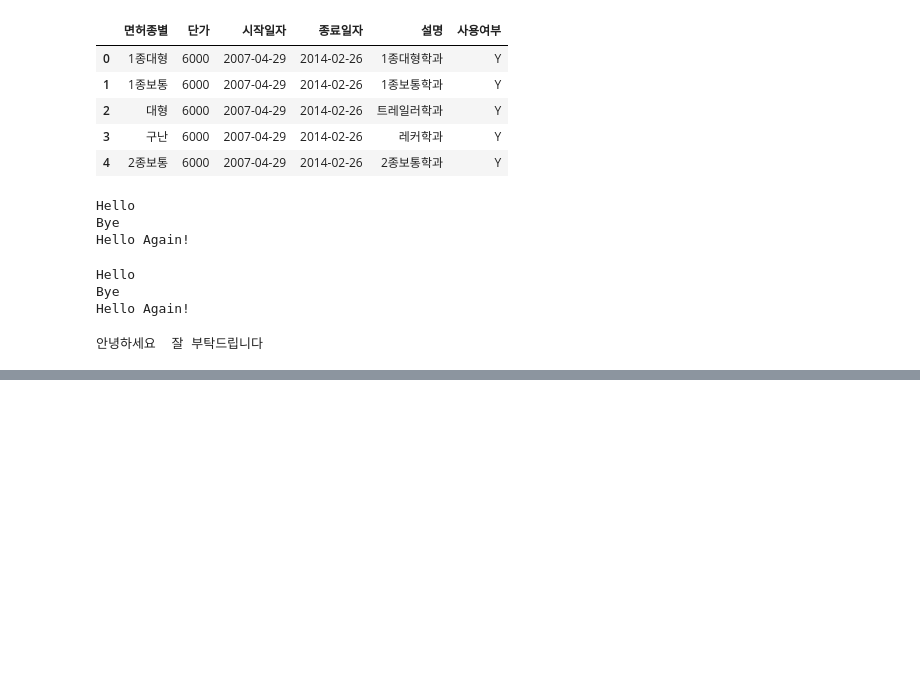
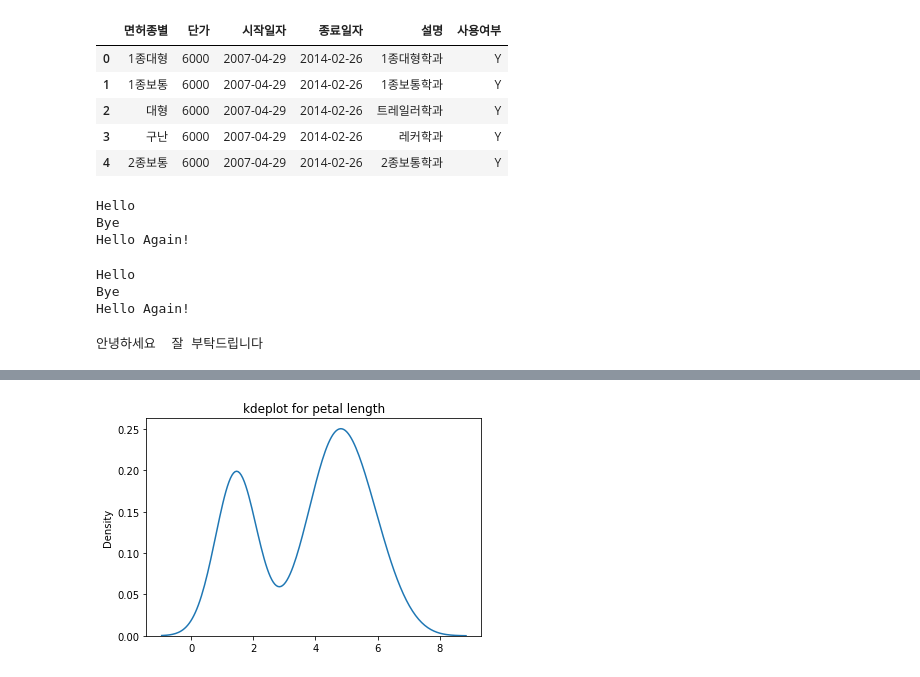
Before and after one commit to 1801310khm/knu_bdna_2022, a Jupyter notebook: 빅데이터_시험자료.ipynb, the cells around one changed output, grey strips where cells are left out. Drawn from its saved outputs; the diff is of its cells as text; code cells hidden in the pictures; blank space fills up the shorter version.

```diff
--- a/빅데이터_시험자료.ipynb
+++ b/빅데이터_시험자료.ipynb
@@ -1346,0 +2014,7 @@ print(c)
+# %%
+vals=iris['petal_length'].values
+sns.kdeplot(vals)
+plt.title("kdeplot for petal length")
+plt.show()
+# %% [output]
+[figure, added]
```
Also changed, not shown: parts of 91 cells of this notebook.
